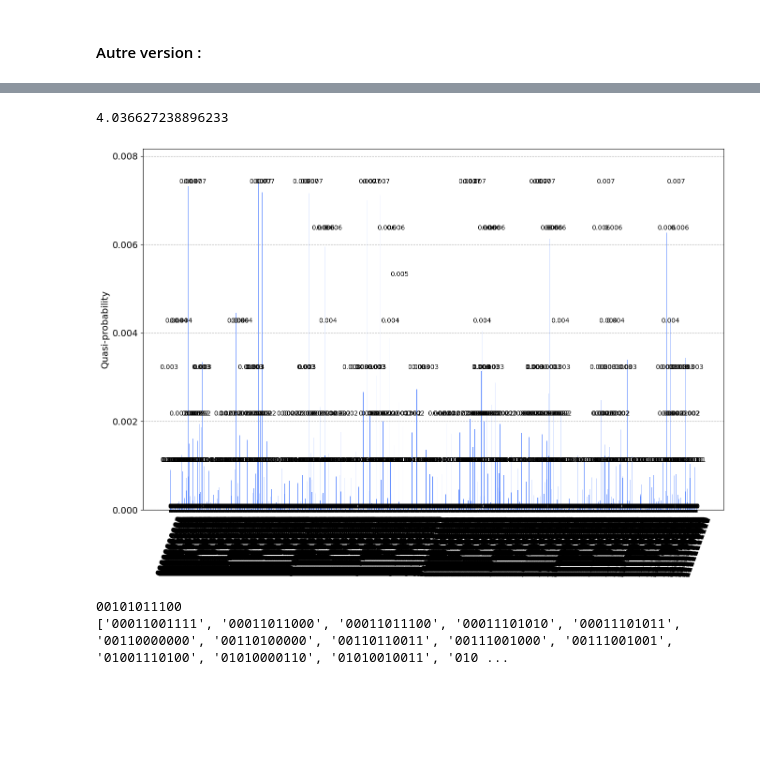
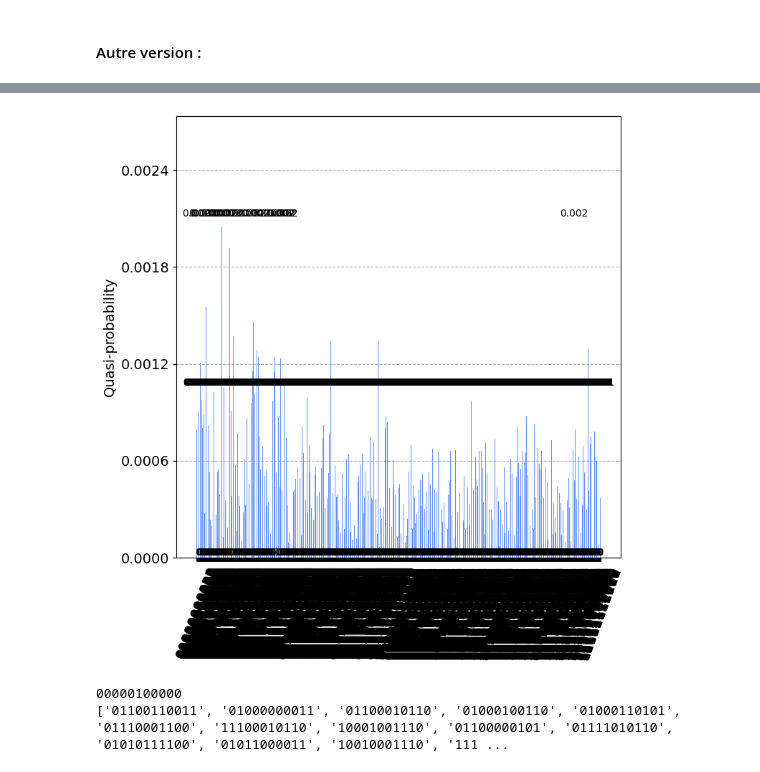
Before and after one commit to harshana20011/quactography, a Jupyter notebook: scripts/first_step_H_auto.ipynb, the cells around one changed output, grey strips where cells are left out. Cells and saved outputs as stored; diff of their text form; code cells hidden in the pictures; blank space fills up the shorter version.

Commit message:
reste a voir pour tracer les alphas

```diff
--- a/scripts/first_step_H_auto.ipynb
+++ b/scripts/first_step_H_auto.ipynb
@@ -250,19 +252,19 @@ nombre paires de connexion à chaque noeud:
 # %%
-# # Contruire la chaîne de Pauli pour la contrainte intermédiaire :
-# h_1 = SparsePauliOp.from_list([("IIIIIIIIIII", -1.0),
-#                                ("IIIIIZZZIIZ",  1.0)])
+# Contruire la chaîne de Pauli pour la contrainte intermédiaire :
+h_1 = SparsePauliOp.from_list([("IIIIIIIIIII", -1.0),
+                               ("IIIIIZZZIIZ",  1.0)])
 
-# h_2 = SparsePauliOp.from_list([("IIIIIIIIIII", -1.0),
-#                                ("IIIZZIIZIII",  1.0)])
+h_2 = SparsePauliOp.from_list([("IIIIIIIIIII", -1.0),
+                               ("IIIZZIIZIII",  1.0)])
 
-# h_3 = SparsePauliOp.from_list([("IIIIIIIIIII", -1.0),
-#                                ("IIZIIIZIIZI",  1.0)])
+h_3 = SparsePauliOp.from_list([("IIIIIIIIIII", -1.0),
+                               ("IIZIIIZIIZI",  1.0)])
 
-# h_4 = SparsePauliOp.from_list([("IIIIIIIIIII", -1.0),
-#                                ("IZZIIZIIZII",  1.0)])
+h_4 = SparsePauliOp.from_list([("IIIIIIIIIII", -1.0),
+                               ("IZZIIZIIZII",  1.0)])
 
-# h_5 = SparsePauliOp.from_list([("IIIIIIIIIII", -1.0),
-#                                ("ZIIZIIIIIII",  1.0)])
+h_5 = SparsePauliOp.from_list([("IIIIIIIIIII", -1.0),
+                               ("ZIIZIIIIIII",  1.0)])
 # %% [markdown]
 #### Autre version :
 # %%
@@ -330,9 +336,9 @@ h_int = ((h_11)**2).dot((h_12)**2)  + ((h_21)**2).dot( (h_22)**2)  + ((h_31)**2)
 # Alpha shouldn't be too big to keep the energy spectrum of the hamiltonian usable with QAOA.
 alpha = 0.8
 # QUBO representation of Hamiltonian (cost function).
-h = - h_c + alpha * ((h_s**2) + (h_f**2) + ((h_11)**2).dot((h_12)**2)  + ((h_21)**2).dot( (h_22)**2)  + ((h_31)**2).dot((h_32)**2) + ((h_41)**2).dot( (h_42)**2)  + ((h_51)**2).dot((h_52)**2))
+h = - h_c + alpha * ((h_s**2) + (h_f**2) + h_1**2 + h_2**2 + h_3**2 + h_4**2)  #+ ((h_21)**2).dot( (h_22)**2)  + ((h_31)**2).dot((h_32)**2) + ((h_41)**2).dot( (h_42)**2)  + ((h_51)**2).dot((h_52)**2))
 # %%
 # Create QAOA circuit.
-ansatz = QAOAAnsatz(h, reps=2)
-ansatz.decompose(reps=1).draw(output="mpl", style="iqp")
+ansatz = QAOAAnsatz(h, reps=1)
+ansatz.decompose(reps=3).draw()
 # %% [output]
@@ -358,7 +387,5 @@ print(res)
 # %%
-cost_func([ 8.250e-01  ,2.622e-01  ,5.591e-02 ,-2.605e-01],estimator, ansatz, h)
+# cost_func([ 8.250e-01  ,2.622e-01  ,5.591e-02 ,-2.605e-01],estimator, ansatz, h)
-# %% [output]
-4.036627238896233
 # %%
 # Get probability distribution associated with optimized parameters.
 circ = ansatz.copy()
@@ -366,15 +393,15 @@ circ.measure_all()
 dist = sampler.run(circ, res.x).result().quasi_dists[0]
 # %%
 
-plot_distribution(dist.binary_probabilities(), figsize=(16, 10))
+plot_distribution(dist.binary_probabilities(), figsize=(8, 8))
 # %% [output]
-[figure, old version]
+[figure, new version]
 # %%
 print(max(dist.binary_probabilities(), key=dist.binary_probabilities().get)) # type: ignore
 print(sorted(dist.binary_probabilities(), key=dist.binary_probabilities().get)) # type: ignore
 # %% [output]
-00101011100
-['00011001111', '00011011000', '00011011100', '00011101010', '00011101011', '00110000000', '00110100000', '00110110011', '00111001000', '00111001001', '01001110100', '01010000110', '01010010011', '010 ...
+00000100000
+['01100110011', '01000000011', '01100010110', '01000100110', '01000110101', '01110001100', '11100010110', '10001001110', '01100000101', '01111010110', '01010111100', '01011000011', '10010001110', '111 ...
 # %%
 # Plot graph
 
```
Also changed, not shown: parts of 9 cells of this notebook, 4 other files.
